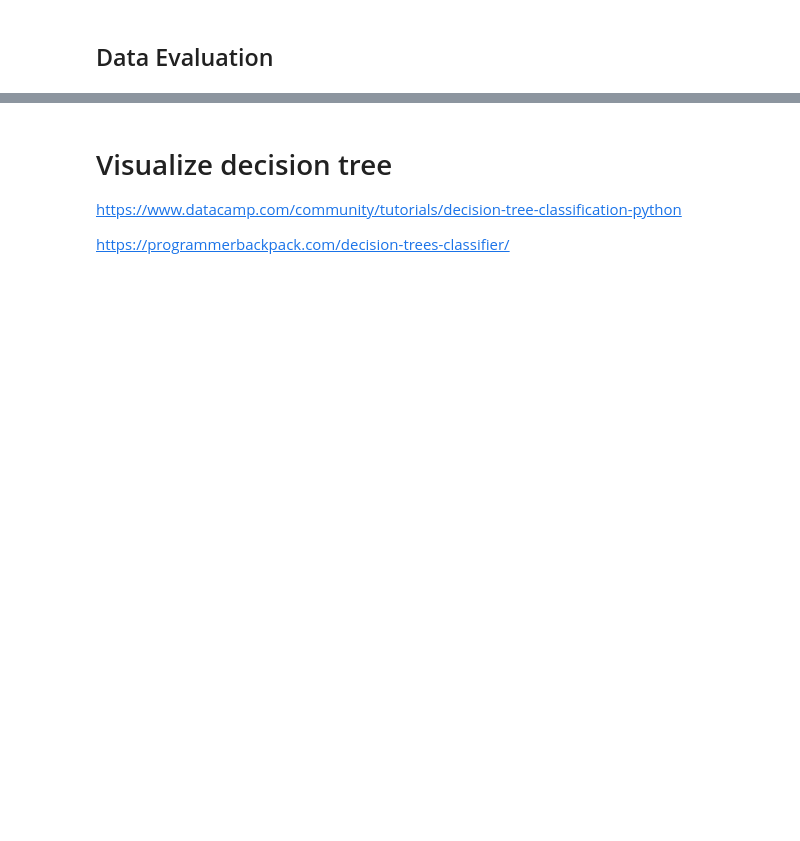
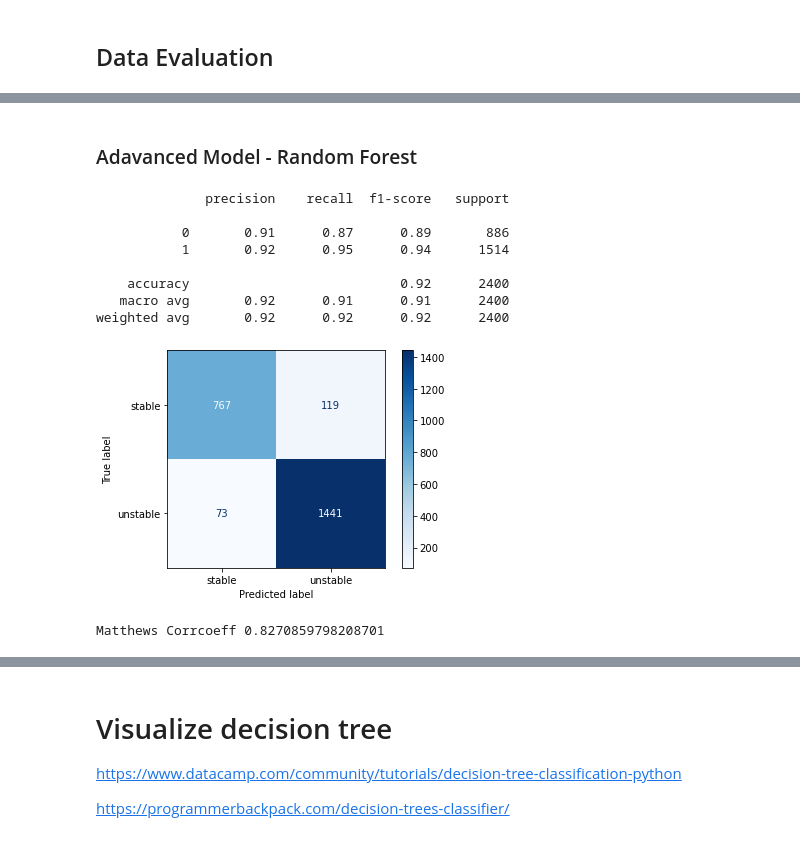
Before and after one commit to KarelZe/grid-stability-sim, a Jupyter notebook: BILZ_MARKUS_solution.ipynb, the cells around one changed output, grey strips where cells are left out. Saved outputs shown, nothing was run; the diff lists cells and outputs as text; code cells hidden in the pictures; blank space fills up the shorter version.

```diff
--- a/BILZ_MARKUS_solution.ipynb
+++ b/BILZ_MARKUS_solution.ipynb
@@ -170,0 +227,4 @@ y_pred = grid_sim_baseline.predict(X_test)
+# %%
+grid_sim_rf = RandomForestClassifier(n_estimators=200)
+grid_sim_rf.fit(X_train, y_train)
+y_pred_rf = grid_sim_rf.predict(X_test)
@@ -185,0 +280,19 @@ Matthews Corrcoeff 0.6598174076382205
+# %% [markdown]
+### Adavanced Model - Random Forest
+# %%
+print(classification_report(y_test, y_pred_rf))
+plot_confusion_matrix(grid_sim_rf, X_test, y_test, display_labels=label_encoder.classes_, cmap=plt.cm.Blues)
+plt.show()
+
+print("Matthews Corrcoeff", matthews_corrcoef(y_test, y_pred_rf))
+# %% [output]
+              precision    recall  f1-score   support
+
+           0       0.91      0.87      0.89       886
+           1       0.92      0.95      0.94      1514
+
+    accuracy                           0.92      2400
+   macro avg       0.92      0.91      0.91      2400
+weighted avg       0.92      0.92      0.92      2400
+[figure, added]
+Matthews Corrcoeff 0.8270859798208701
```
Also changed, not shown: parts of 21 cells of this notebook.
